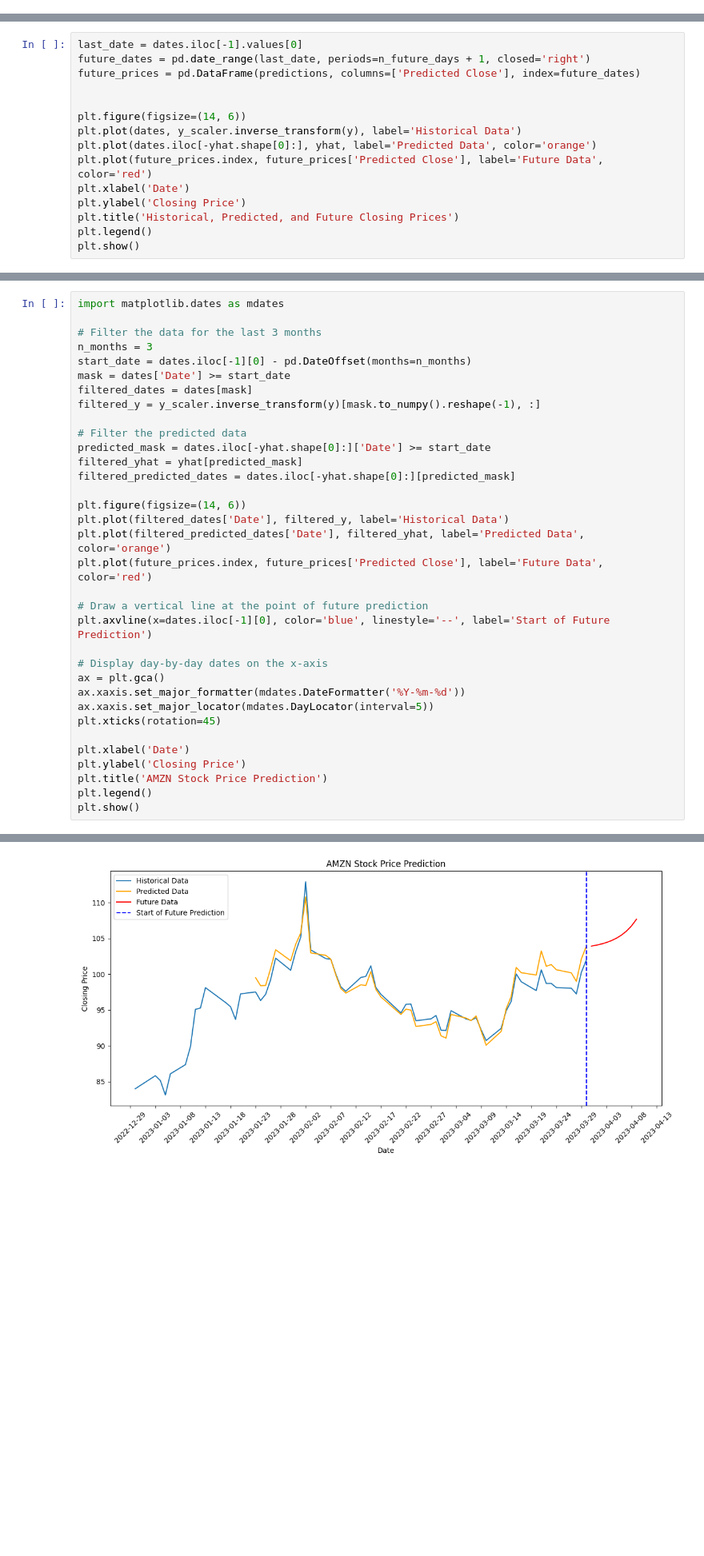
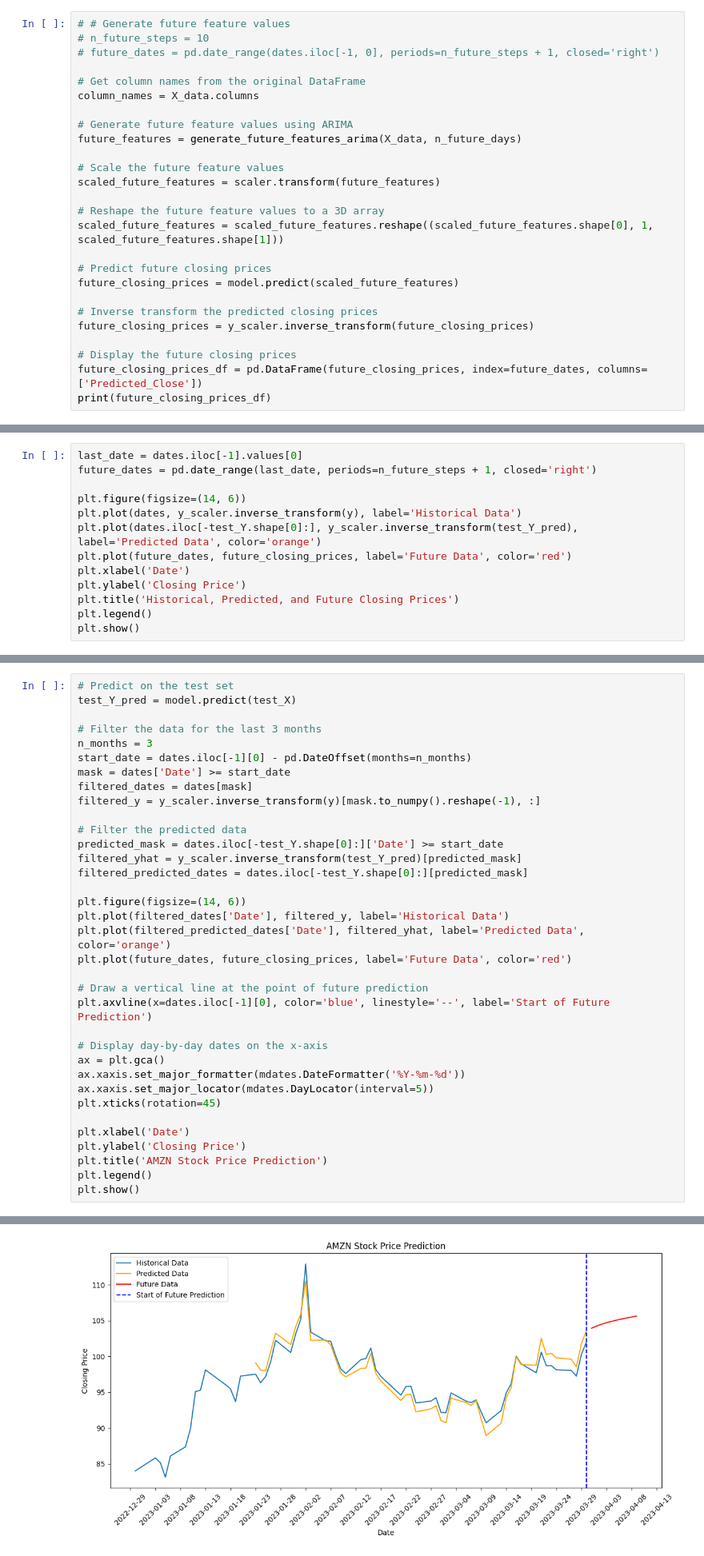
Before and after one commit to sdsouza33/StockMarket_2053BDM, a Jupyter notebook: 2053_LSTM_AMZN_stock.ipynb, the cells around one changed output, grey strips where cells are left out. Shown at 80% size. Saved outputs shown, nothing was run; the diff lists cells and outputs as text; blank space fills up the shorter version.

Commit message:
Killed prediction bug

```diff
--- a/2053_LSTM_AMZN_stock.ipynb
+++ b/2053_LSTM_AMZN_stock.ipynb
@@ -178,0 +193,26 @@ Predicted closing prices for the next 10 days: [103.92395, 104.052925, 104.21641
+# %%
+# # Generate future feature values
+# n_future_steps = 10
+# future_dates = pd.date_range(dates.iloc[-1, 0], periods=n_future_steps + 1, closed='right')
+
+# Get column names from the original DataFrame
+column_names = X_data.columns
+
+# Generate future feature values using ARIMA
+future_features = generate_future_features_arima(X_data, n_future_days)
+
+# Scale the future feature values
+scaled_future_features = scaler.transform(future_features)
+
+# Reshape the future feature values to a 3D array
+scaled_future_features = scaled_future_features.reshape((scaled_future_features.shape[0], 1, scaled_future_features.shape[1]))
+
+# Predict future closing prices
+future_closing_prices = model.predict(scaled_future_features)
+
+# Inverse transform the predicted closing prices
+future_closing_prices = y_scaler.inverse_transform(future_closing_prices)
+
+# Display the future closing prices
+future_closing_prices_df = pd.DataFrame(future_closing_prices, index=future_dates, columns=['Predicted_Close'])
+print(future_closing_prices_df)
@@ -192,13 +245,11 @@ with open('y_scaler.pkl', 'wb') as file:
 # %%
 last_date = dates.iloc[-1].values[0]
-future_dates = pd.date_range(last_date, periods=n_future_days + 1, closed='right')
-future_prices = pd.DataFrame(predictions, columns=['Predicted Close'], index=future_dates)
-
+future_dates = pd.date_range(last_date, periods=n_future_steps + 1, closed='right')
 
 plt.figure(figsize=(14, 6))
 plt.plot(dates, y_scaler.inverse_transform(y), label='Historical Data')
-plt.plot(dates.iloc[-yhat.shape[0]:], yhat, label='Predicted Data', color='orange')
-plt.plot(future_prices.index, future_prices['Predicted Close'], label='Future Data', color='red')
+plt.plot(dates.iloc[-test_Y.shape[0]:], y_scaler.inverse_transform(test_Y_pred), label='Predicted Data', color='orange')
+plt.plot(future_dates, future_closing_prices, label='Future Data', color='red')
 plt.xlabel('Date')
 plt.ylabel('Closing Price')
 plt.title('Historical, Predicted, and Future Closing Prices')
@@ -207,7 +258,8 @@ plt.show()
 # %% [output]
 [figure]
 # %%
-import matplotlib.dates as mdates
+# Predict on the test set
+test_Y_pred = model.predict(test_X)
 
 # Filter the data for the last 3 months
 n_months = 3
@@ -217,14 +269,14 @@ filtered_dates = dates[mask]
 filtered_y = y_scaler.inverse_transform(y)[mask.to_numpy().reshape(-1), :]
 
 # Filter the predicted data
-predicted_mask = dates.iloc[-yhat.shape[0]:]['Date'] >= start_date
-filtered_yhat = yhat[predicted_mask]
-filtered_predicted_dates = dates.iloc[-yhat.shape[0]:][predicted_mask]
+predicted_mask = dates.iloc[-test_Y.shape[0]:]['Date'] >= start_date
+filtered_yhat = y_scaler.inverse_transform(test_Y_pred)[predicted_mask]
+filtered_predicted_dates = dates.iloc[-test_Y.shape[0]:][predicted_mask]
 
 plt.figure(figsize=(14, 6))
 plt.plot(filtered_dates['Date'], filtered_y, label='Historical Data')
 plt.plot(filtered_predicted_dates['Date'], filtered_yhat, label='Predicted Data', color='orange')
-plt.plot(future_prices.index, future_prices['Predicted Close'], label='Future Data', color='red')
+plt.plot(future_dates, future_closing_prices, label='Future Data', color='red')
 
 # Draw a vertical line at the point of future prediction
 plt.axvline(x=dates.iloc[-1][0], color='blue', linestyle='--', label='Start of Future Prediction')
@@ -244 +297 @@ plt.show()
-[figure, old version]
+[figure, new version]
```
Also changed, not shown: parts of 9 cells of this notebook, 7 other files.
